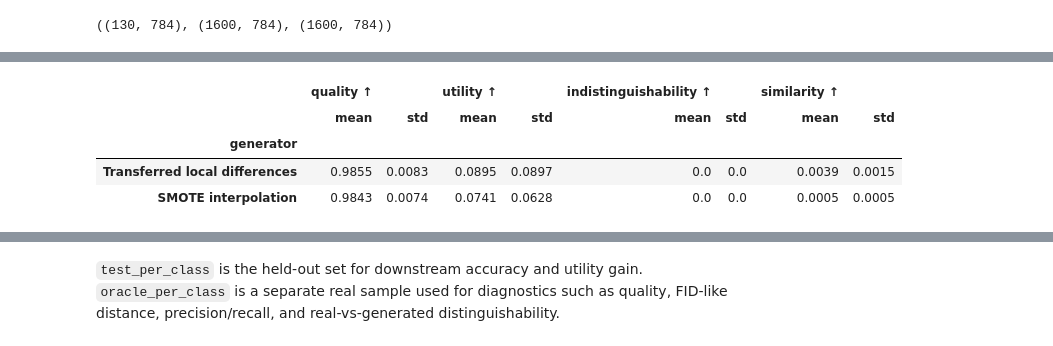
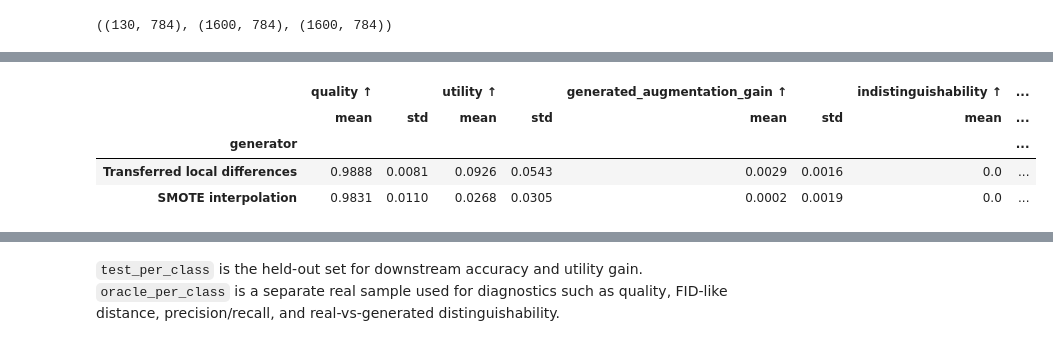
Before and after one commit to fabriziocosta/Utility, a Jupyter notebook: notebooks/mnist_utility.ipynb, the cells around one changed output, grey strips where cells are left out. Saved outputs shown, nothing was run; the diff lists cells and outputs as text; code cells hidden in the pictures.

```diff
--- a/notebooks/mnist_utility.ipynb
+++ b/notebooks/mnist_utility.ipynb
@@ -85,17 +87,26 @@ OMP: Info #276: omp_set_nested routine deprecated, please use omp_set_max_active
 # %%
 results = run_mnist_many(
     seeds,
     mnist_config,
     experiment_config,
     include_noise_model=include_noise_model,
 )
 save_results_csv(results, "mnist_all_seeds", index=False)
-summary = summarize(results)
+summary = summarize(
+    results,
+    metrics=[
+        "quality",
+        "utility",
+        "generated_augmentation_gain",
+        "indistinguishability",
+        "similarity",
+    ],
+)
 save_results_csv(summary, "mnist_summary")
 label_metric_columns(summary).round(4)
 # %% [output]
-|  | quality ↑ |  | utility ↑ |  | indistinguishability ↑ |  | similarity ↑ |  |
-|  | mean | std | mean | std | mean | std | mean | std |
-| generator |  |  |  |  |  |  |  |  |
-| Transferred local differences | 0.9855 | 0.0083 | 0.0895 | 0.0897 | 0.0 | 0.0 | 0.0039 | 0.0015 |
-| SMOTE interpolation | 0.9843 | 0.0074 | 0.0741 | 0.0628 | 0.0 | 0.0 | 0.0005 | 0.0005 |
+|  | quality ↑ |  | utility ↑ |  | generated_augmentation_gain ↑ |  | indistinguishability ↑ | ... |
+|  | mean | std | mean | std | mean | std | mean | ... |
+| generator |  |  |  |  |  |  |  | ... |
+| Transferred local differences | 0.9888 | 0.0081 | 0.0926 | 0.0543 | 0.0029 | 0.0016 | 0.0 | ... |
+| SMOTE interpolation | 0.9831 | 0.0110 | 0.0268 | 0.0305 | 0.0002 | 0.0019 | 0.0 | ... |
```
Also changed, not shown: parts of 6 cells of this notebook, 12 other files.
